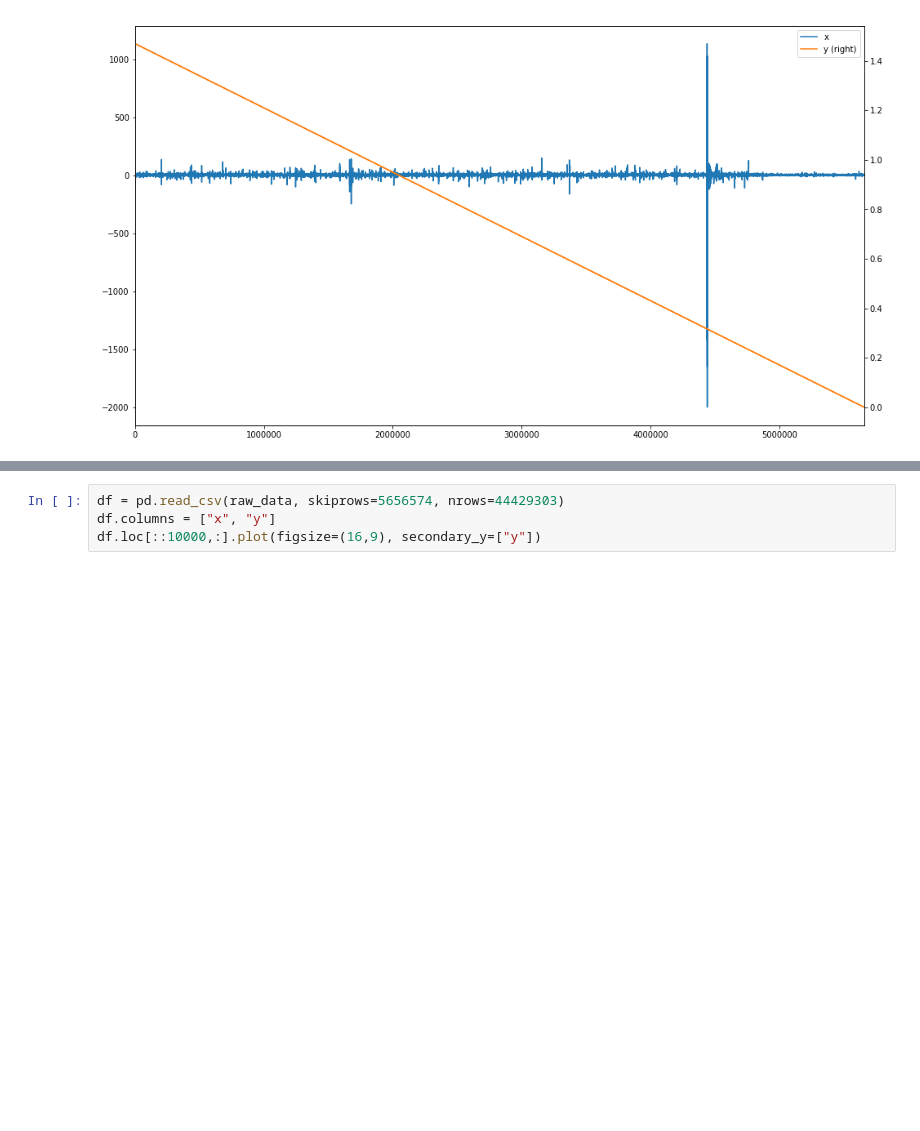
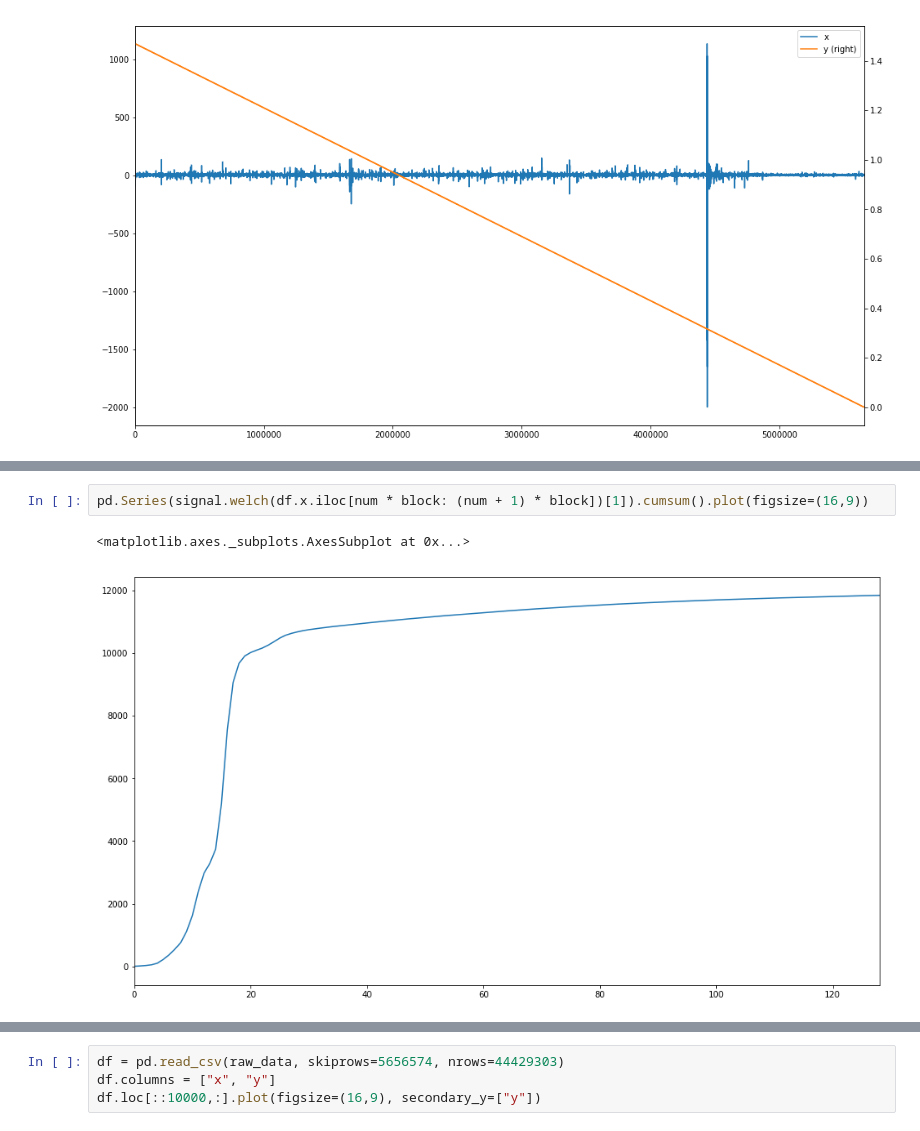
Before and after one commit to WLM1ke/LANL_Earthquake_Prediction, a Jupyter notebook: notebooks/EDA.ipynb, the cells around one changed output, grey strips where cells are left out. Saved outputs shown, nothing was run; the diff lists cells and outputs as text; blank space fills up the shorter version.

```diff
--- a/notebooks/EDA.ipynb
+++ b/notebooks/EDA.ipynb
@@ -40,0 +41,5 @@ df.loc[num * block: (num + 1) * block].plot(figsize=(16,9), secondary_y=["y"])
+# %%
+pd.Series(signal.welch(df.x.iloc[num * block: (num + 1) * block])[1]).cumsum().plot(figsize=(16,9))
+# %% [output]
+<matplotlib.axes._subplots.AxesSubplot at 0x...>
+[figure, added]
```
Also changed, not shown: parts of 3 cells of this notebook, 3 other files.
